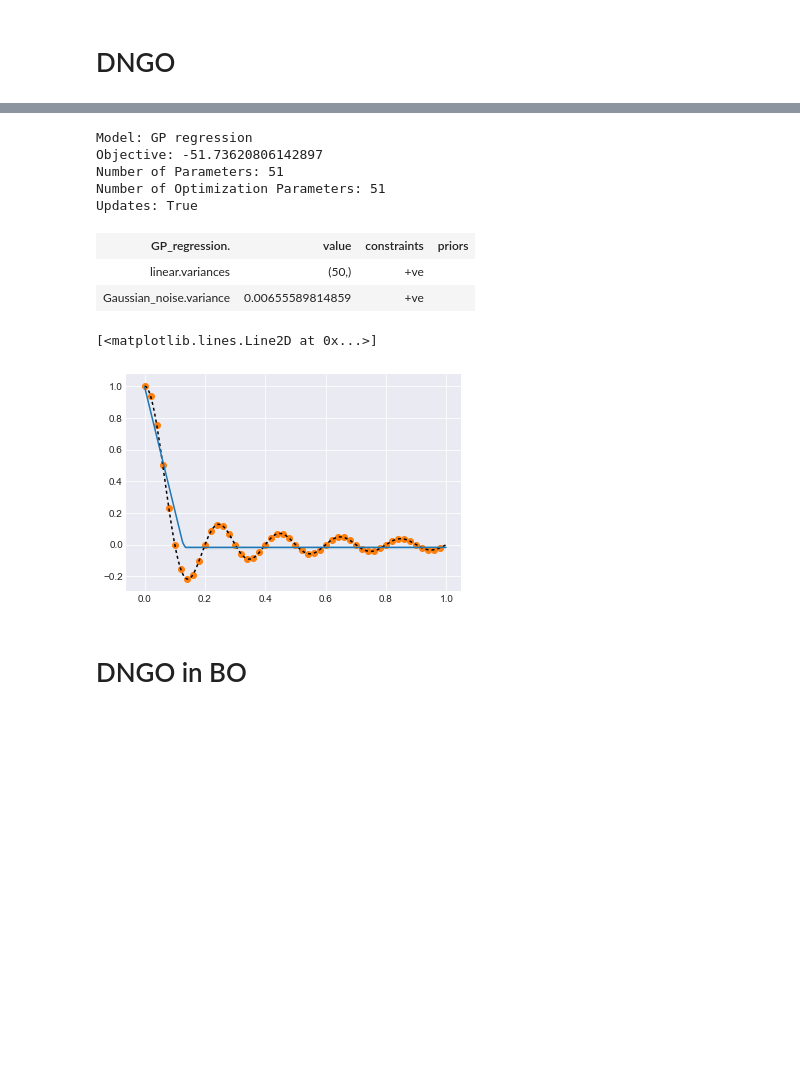
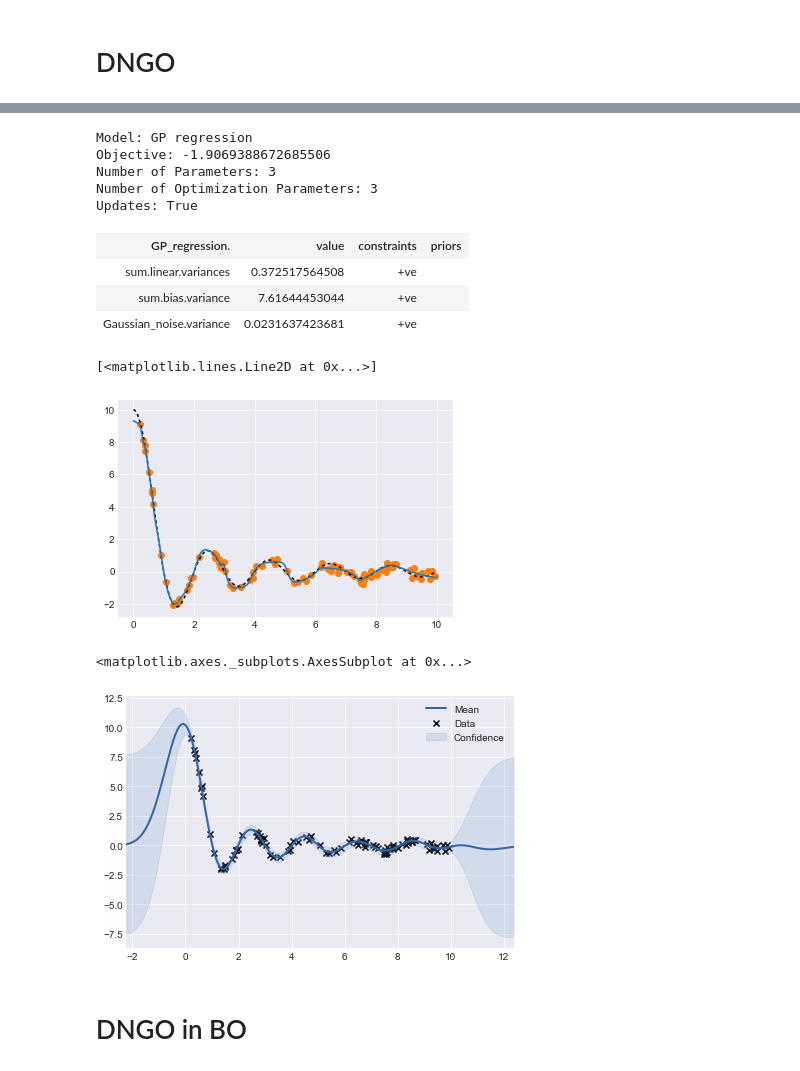
Before and after one commit to tmpethick/ensembled-dngo, a Jupyter notebook: sandbox.ipynb, the cells around one changed output, grey strips where cells are left out. Saved outputs shown, nothing was run; the diff lists cells and outputs as text; code cells hidden in the pictures; blank space fills up the shorter version.

```diff
--- a/sandbox.ipynb
+++ b/sandbox.ipynb
@@ -210,24 +204,26 @@ plt.plot(Xp, Yp)
 # %%
 # Replace output layer with bayesian linear regressor
 
-kernel = GPy.kern.Linear(dim_basis, ARD=True)
+kernel = GPy.kern.Linear(dim_basis) + GPy.kern.Bias(1)
 features = nn_basis.predict_on_batch(X)
 m = GPy.models.GPRegression(features,Y,kernel)
+m.randomize()
 m.optimize()
 m
 # %% [output]
 Model: GP regression
-Objective: -51.73620806142897
-Number of Parameters: 51
-Number of Optimization Parameters: 51
+Objective: -1.9069388672685506
+Number of Parameters: 3
+Number of Optimization Parameters: 3
 Updates: True
 | GP_regression. | value | constraints | priors |
-| linear.variances | (50,) | +ve |  |
-| Gaussian_noise.variance | 0.00655589814859 | +ve |  |
+| sum.linear.variances | 0.372517564508 | +ve |  |
+| sum.bias.variance | 7.61644453044 | +ve |  |
+| Gaussian_noise.variance | 0.0231637423681 | +ve |  |
 # %%
 # Plot confidence
 
-Xp = np.arange(np.array([0]), np.array([1]), 0.001).reshape(-1,1)
+Xp = np.linspace(bounds[:, 0], bounds[:, 1], 1000).reshape(-1,1)
 Yt = f(Xp)
 Dp = nn_basis.predict_on_batch(Xp)
 mean, var = m.predict(Dp)
@@ -237,7 +233,18 @@ plt.plot(Xp, Yt, dashes=[2, 2], color='black')
 plt.plot(Xp, mean)
 # %% [output]
 [<matplotlib.lines.Line2D at 0x...>]
-[figure, old version]
+[figure, new version]
+# %%
+# Compare with regular GP
+
+kernel = GPy.kern.RBF(1) + GPy.kern.Bias(1)
+m = GPy.models.GPRegression(X,Y,kernel)
+m.randomize()
+m.optimize()
+m.plot()
+# %% [output]
+<matplotlib.axes._subplots.AxesSubplot at 0x...>
+[figure, added]
 # %% [markdown]
 # DNGO in BO
 # %%
```
Also changed, not shown: parts of 16 cells of this notebook, 3 other files.
